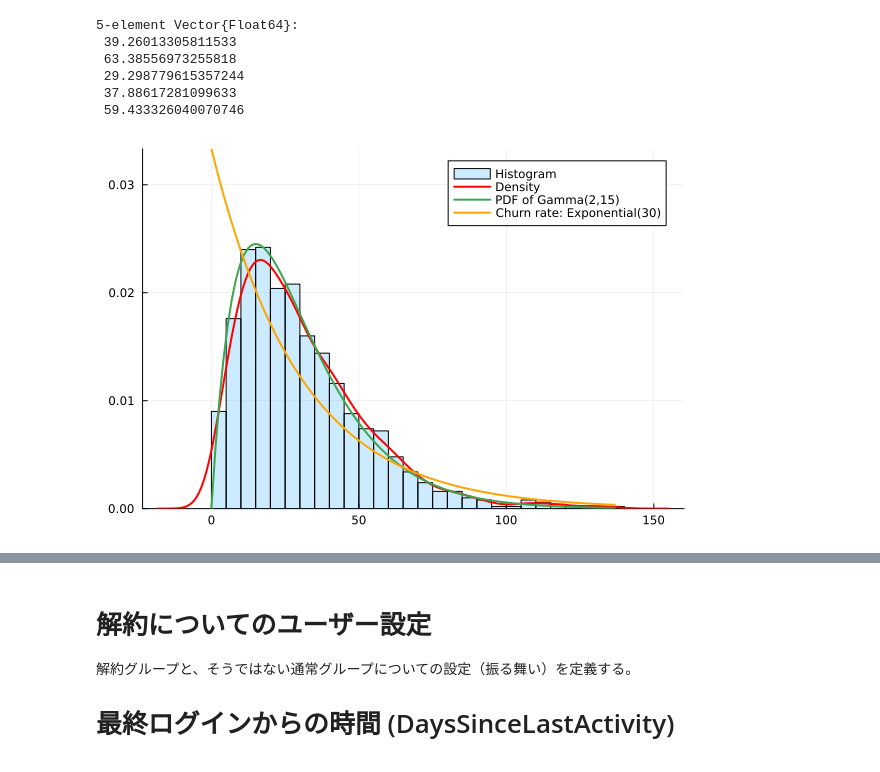
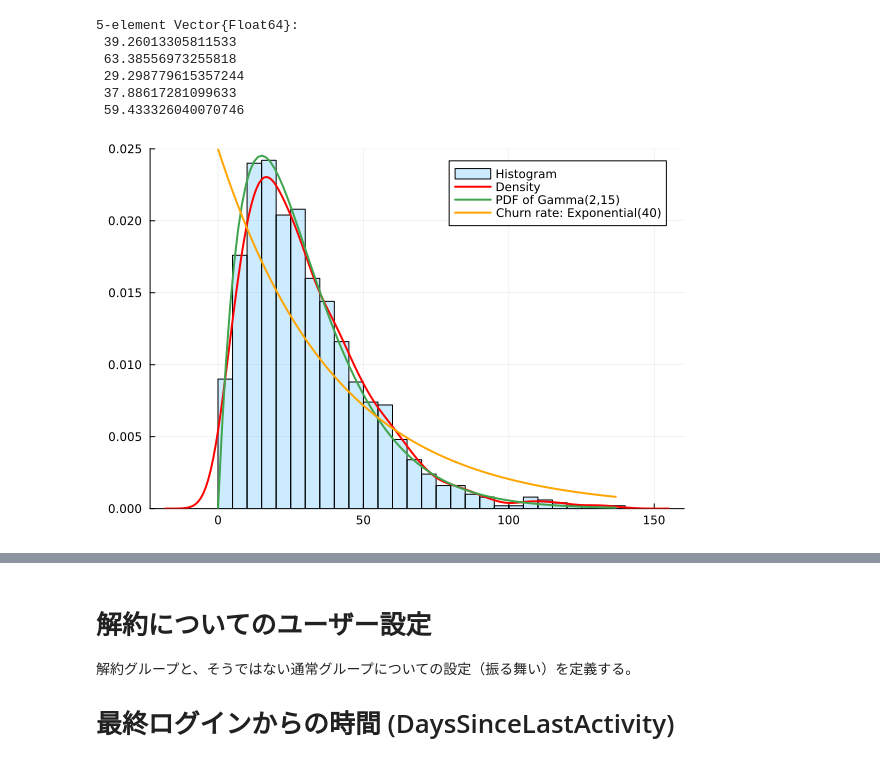
Before and after one commit to tndd/Mymljl, a Jupyter notebook: src/011_prac_self_model.ipynb, the cells around one changed output, grey strips where cells are left out. Drawn from its saved outputs; the diff is of its cells as text; code cells hidden in the pictures.

```diff
--- a/src/011_prac_self_model.ipynb
+++ b/src/011_prac_self_model.ipynb
@@ -165,35 +165,35 @@ display(first(AverageSessionDuration, 5))
 # %%
 # density & ガンマ分布のpdfも併記
 plots_AverageSessionDuration = histogram(
     AverageSessionDuration,
     normalize=true,
     fillalpha=0.2,
     label="Histogram",
 )
 density!(
     AverageSessionDuration,
     label="Density",
     color="red",
     linewidth=2
 )
 x = range(0, maximum(AverageSessionDuration), length=100)
 plot!(
     x,
     pdf(Gamma(2,15), x),
     label="PDF of Gamma(2,15)",
     linewidth=2
 )
-lambda = 30
+lambda = 40
 plot!(
     x,
     pdf(Exponential(lambda), x),
     color="orange",
     linewidth=2,
     label="Churn rate: Exponential($lambda)"
 )
 display(plots_AverageSessionDuration)
 # %% [output]
-[figure, old version]
+[figure, new version]
 # %%
 # 3つを並べて表示
 plot(
```
Also changed, not shown: parts of 2 cells of this notebook.
